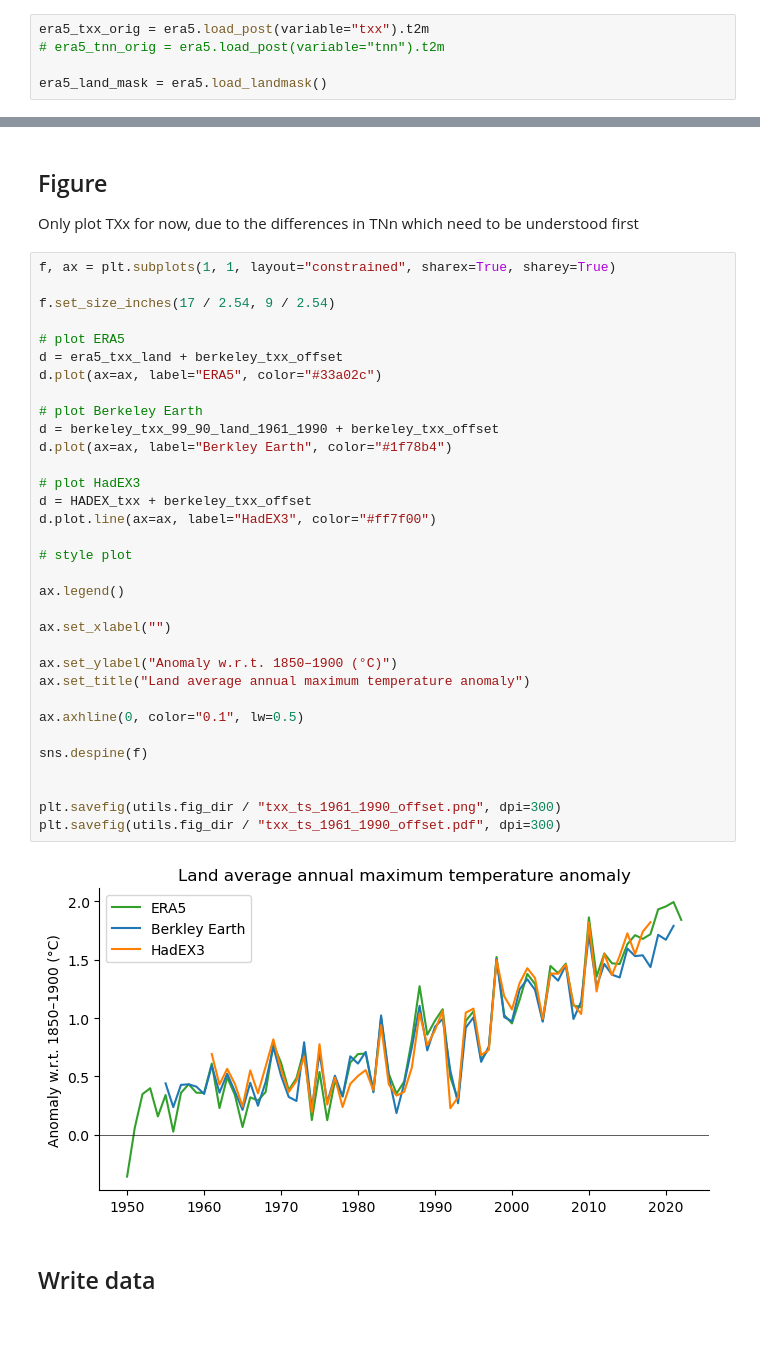
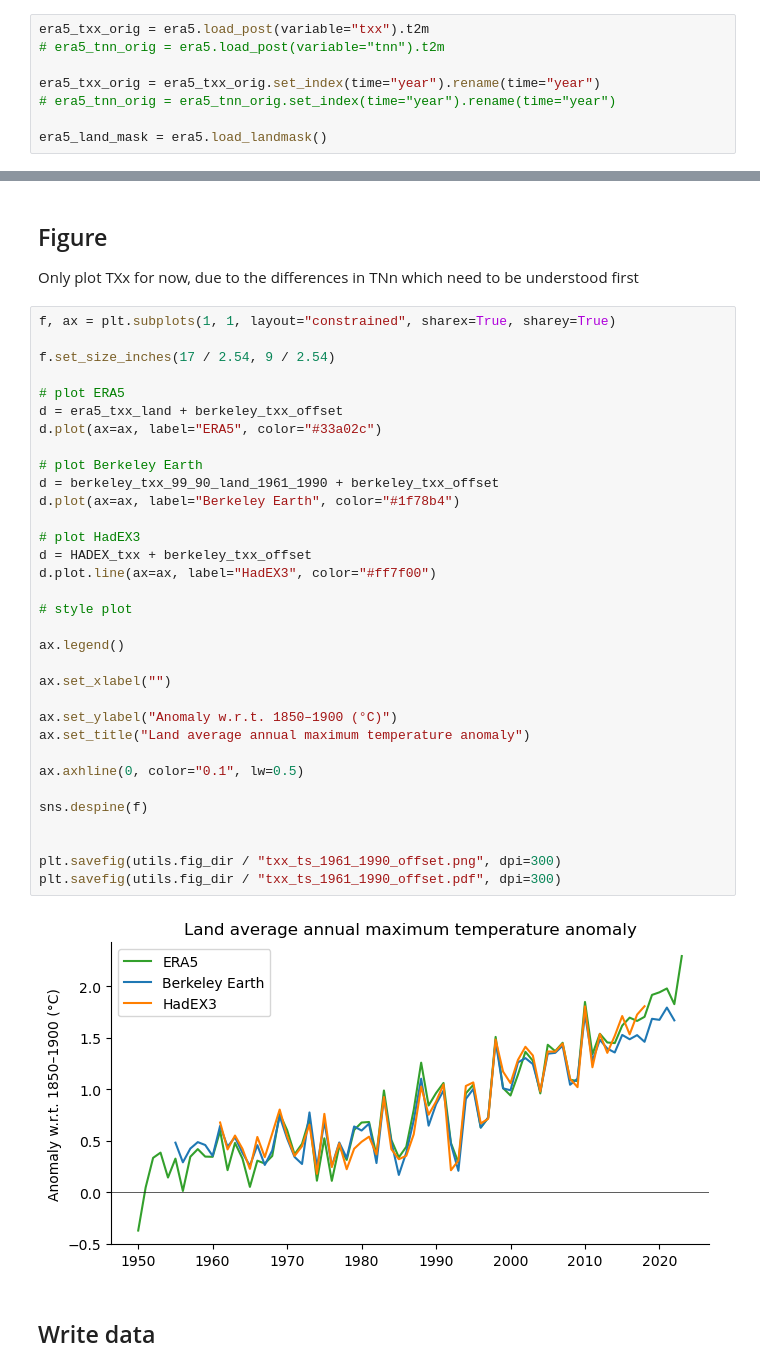
Before and after one commit to ClimateIndicator/cip_extremes, a Jupyter notebook: code/ALL_txx_tnn_ts.ipynb, the cells around one changed output, grey strips where cells are left out. Saved outputs shown, nothing was run; the diff lists cells and outputs as text; blank space fills up the shorter version.

```diff
--- a/code/ALL_txx_tnn_ts.ipynb
+++ b/code/ALL_txx_tnn_ts.ipynb
@@ -15,6 +15,9 @@ CLIMATOLOGY_PERIOD = slice("1961", "1990")
 era5_txx_orig = era5.load_post(variable="txx").t2m
 # era5_tnn_orig = era5.load_post(variable="tnn").t2m
 
+era5_txx_orig = era5_txx_orig.set_index(time="year").rename(time="year")
+# era5_tnn_orig = era5_tnn_orig.set_index(time="year").rename(time="year")
+
 era5_land_mask = era5.load_landmask()
 # %%
 era5_txx_land = utils.land_mean(era5_txx_orig, era5_land_mask > 0.5)
@@ -83,35 +86,35 @@ f, ax = plt.subplots(1, 1, layout="constrained", sharex=True, sharey=True)
 f.set_size_inches(17 / 2.54, 9 / 2.54)
 
 # plot ERA5
 d = era5_txx_land + berkeley_txx_offset
 d.plot(ax=ax, label="ERA5", color="#33a02c")
 
 # plot Berkeley Earth
 d = berkeley_txx_99_90_land_1961_1990 + berkeley_txx_offset
-d.plot(ax=ax, label="Berkley Earth", color="#1f78b4")
+d.plot(ax=ax, label="Berkeley Earth", color="#1f78b4")
 
 # plot HadEX3
 d = HADEX_txx + berkeley_txx_offset
 d.plot.line(ax=ax, label="HadEX3", color="#ff7f00")
 
 # style plot
 
 ax.legend()
 
 ax.set_xlabel("")
 
 ax.set_ylabel("Anomaly w.r.t. 1850–1900 (°C)")
 ax.set_title("Land average annual maximum temperature anomaly")
 
 ax.axhline(0, color="0.1", lw=0.5)
 
 sns.despine(f)
 
 
 plt.savefig(utils.fig_dir / "txx_ts_1961_1990_offset.png", dpi=300)
 plt.savefig(utils.fig_dir / "txx_ts_1961_1990_offset.pdf", dpi=300)
 # %% [output]
-[figure, old version]
+[figure, new version]
 # %% [markdown]
 ## Write data
 # %%
```
Also changed, not shown: parts of 2 cells of this notebook.
